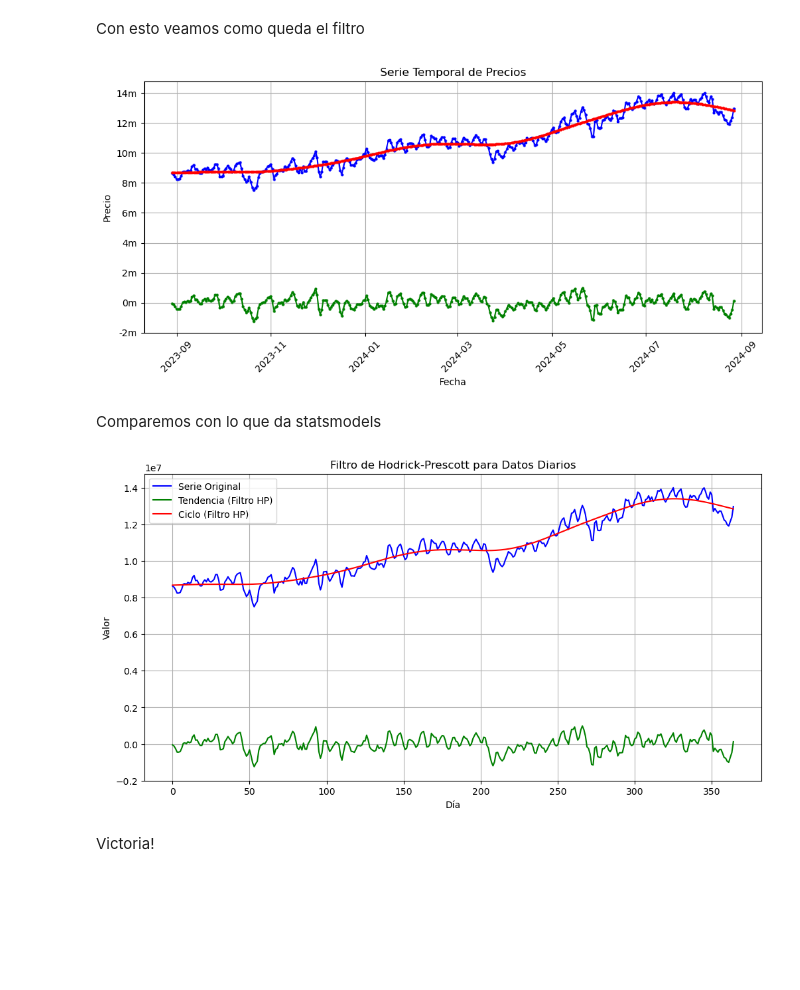
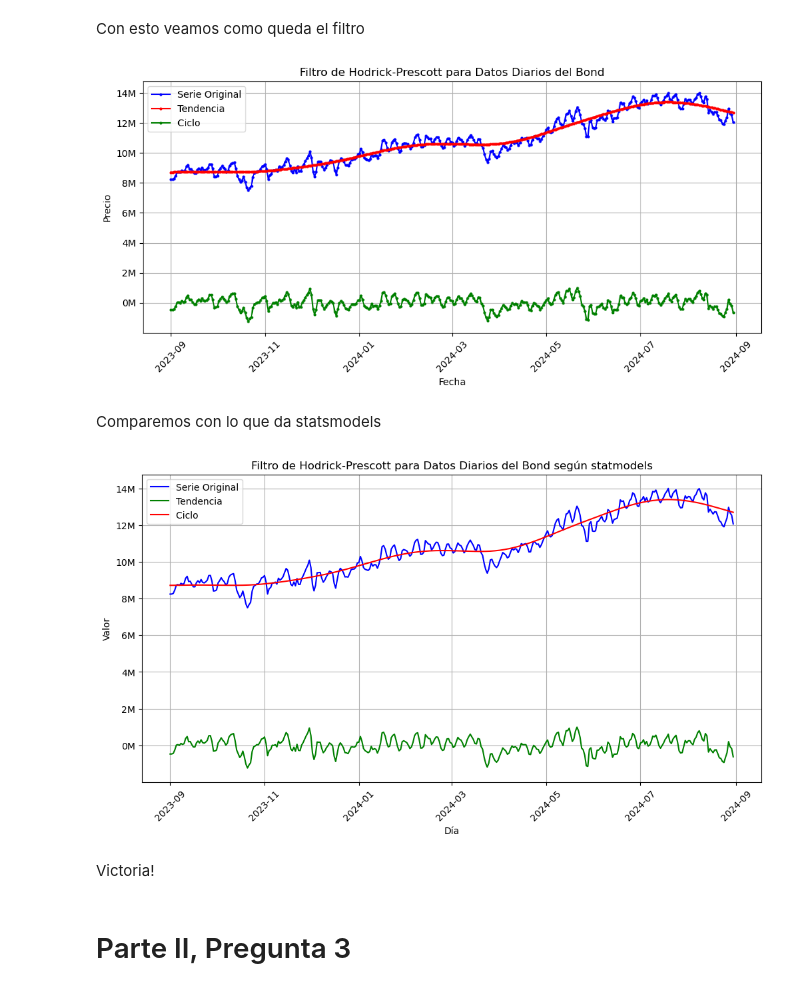
Before and after one commit to Hysteric-Larva/MAT417-Series-de-tiempo, a Jupyter notebook: Tarea 1 Series Temporales.ipynb, the cells around one changed output. Drawn from its saved outputs; the diff is of its cells as text; code cells hidden in the pictures; blank space fills up the shorter version.

```diff
--- a/Tarea 1 Series Temporales.ipynb
+++ b/Tarea 1 Series Temporales.ipynb
@@ -126,43 +127,50 @@ Con esto veamos como queda el filtro
 # %%
 # Crear la gráfica
 plt.figure(figsize=(10, 5))
-plt.plot(df['date'], df['price'], marker='o', linestyle='-', color='b', markersize=2)
-plt.plot(df['date'], df['S'], marker='o', linestyle='-', color='r', markersize=2)
-plt.plot(df['date'], df['C'], marker='o', linestyle='-', color='g', markersize=2)
+plt.plot(df['date'], df['price'], label='Serie Original', marker='o', linestyle='-', color='b', markersize=2)
+plt.plot(df['date'], df['S'], label='Tendencia ', marker='o', linestyle='-', color='r', markersize=2)
+plt.plot(df['date'], df['C'], label='Ciclo ', marker='o', linestyle='-', color='g', markersize=2)
 
 # Configurar etiquetas y título
-plt.title('Serie Temporal de Precios')
+plt.title('Filtro de Hodrick-Prescott para Datos Diarios del Bond')
 plt.xlabel('Fecha')
 plt.ylabel('Precio')
+plt.legend()
 plt.grid()
 plt.xticks(rotation=45)  # Rotar las etiquetas del eje X para mejor legibilidad
 # Formatear los valores del eje Y en millones
-plt.gca().yaxis.set_major_formatter(ticker.FuncFormatter(lambda x, p: f"{x/1e6:.0f}m"))
+plt.gca().yaxis.set_major_formatter(ticker.FuncFormatter(lambda x, p: f"{x/1e6:.0f}M"))
 # Mostrar la gráfica
 plt.tight_layout()  # Ajustar el layout para que no se solapen los elementos
+plt.savefig('Filtro Serie Temporal.jpg', format='jpg')
 plt.show()
 # %% [output]
-[figure, old version]
+[figure, new version]
 # %% [markdown]
 Comparemos con lo que da statsmodels
 # %%
 from statsmodels.tsa.filters.hp_filter import hpfilter
 
 
 df['trend'], df['cycle'] = hpfilter(df['price'], lamb=lamda)
 
 # Graficar los resultados
 plt.figure(figsize=(12, 6))
-plt.plot(df['price'], label='Serie Original', color='blue')
-plt.plot(df['trend'], label='Tendencia (Filtro HP)', color='green')
-plt.plot(df['cycle'], label='Ciclo (Filtro HP)', color='red')
-plt.title('Filtro de Hodrick-Prescott para Datos Diarios')
+plt.plot(df['date'],df['price'], label='Serie Original', color='blue')
+plt.plot(df['date'],df['trend'], label='Tendencia ', color='green')
+plt.plot(df['date'],df['cycle'], label='Ciclo ', color='red')
+plt.title('Filtro de Hodrick-Prescott para Datos Diarios del Bond según statmodels')
 plt.xlabel('Día')
 plt.ylabel('Valor')
+plt.xticks(rotation=45)  # Rotar las etiquetas del eje X para mejor legibilidad
+# Formatear los valores del eje Y en millones
+plt.gca().yaxis.set_major_formatter(ticker.FuncFormatter(lambda x, p: f"{x/1e6:.0f}M"))
 plt.legend()
 plt.grid()
 plt.show()
 # %% [output]
-[figure, old version]
+[figure, new version]
 # %% [markdown]
 Victoria!
+# %% [markdown]
+# Parte II, Pregunta 3
```
Also changed, not shown: parts of 18 cells of this notebook.
